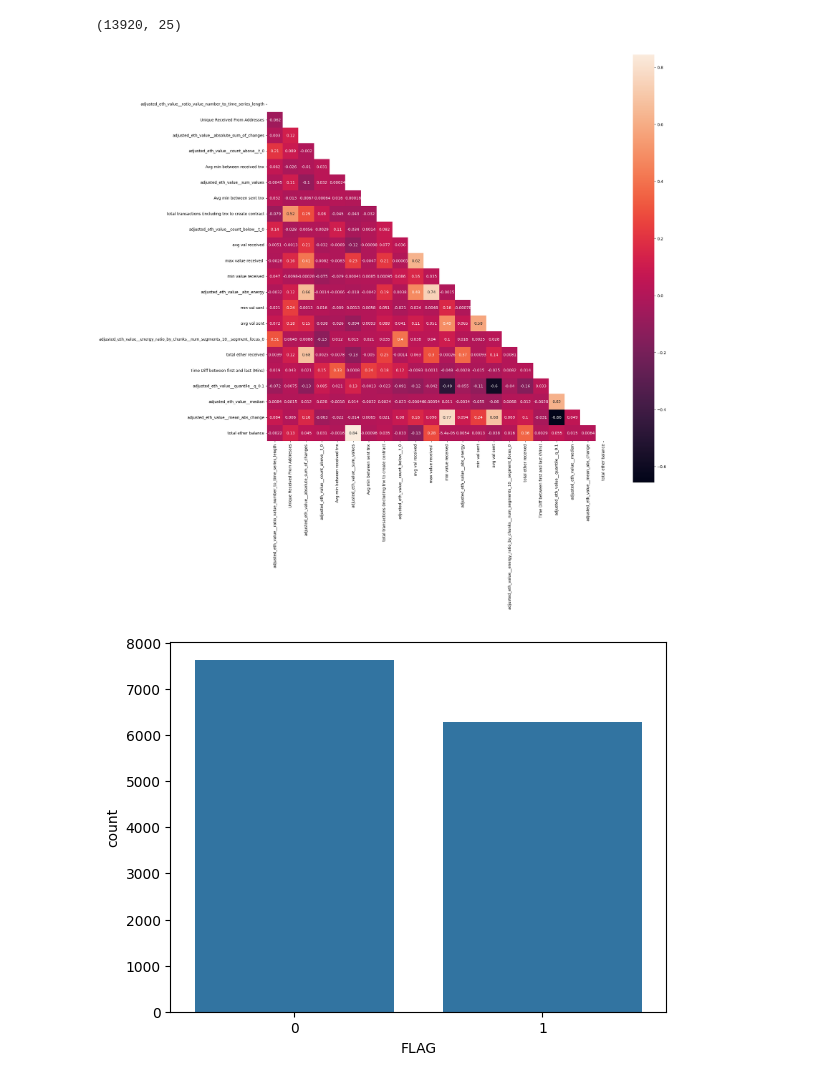
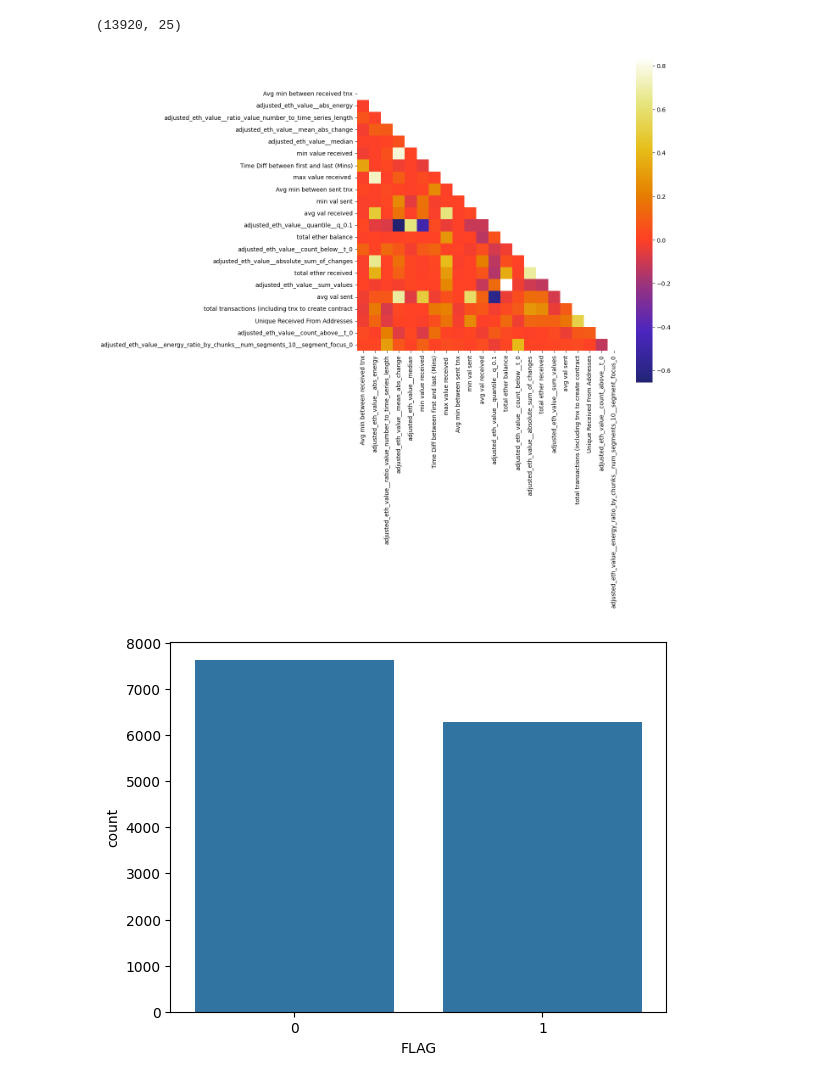
Before and after one commit to shazzad-hasan/ethereum-fraud-detection, a Jupyter notebook: models/logistic_reg.ipynb, the cells around one changed output. Drawn from its saved outputs; the diff is of its cells as text; code cells hidden in the pictures.

```diff
--- a/models/logistic_reg.ipynb
+++ b/models/logistic_reg.ipynb
@@ -39,12 +39,12 @@ feature_list = list(set(df.columns) - set(['Address', 'Index', 'FLAG']))
 # %%
 corr = df[list(set(feature_list))].corr()
 mask = np.zeros_like(corr)
 mask[np.triu_indices_from(mask)]=True
-plt.figure(figsize=(20, 20))
-sns.heatmap(data=corr, mask=mask, square=True, annot=True)
+plt.figure(figsize=(10, 10))
+sns.heatmap(data=corr, mask=mask, square=True, annot=False, cmap='CMRmap', center=0)
 plt.show()
 # %% [output]
-[figure, old version]
+[figure, new version]
 # %%
 sns.countplot(data=df, x='FLAG')
 plt.show()
```
Also changed, not shown: parts of 8 cells of this notebook.
